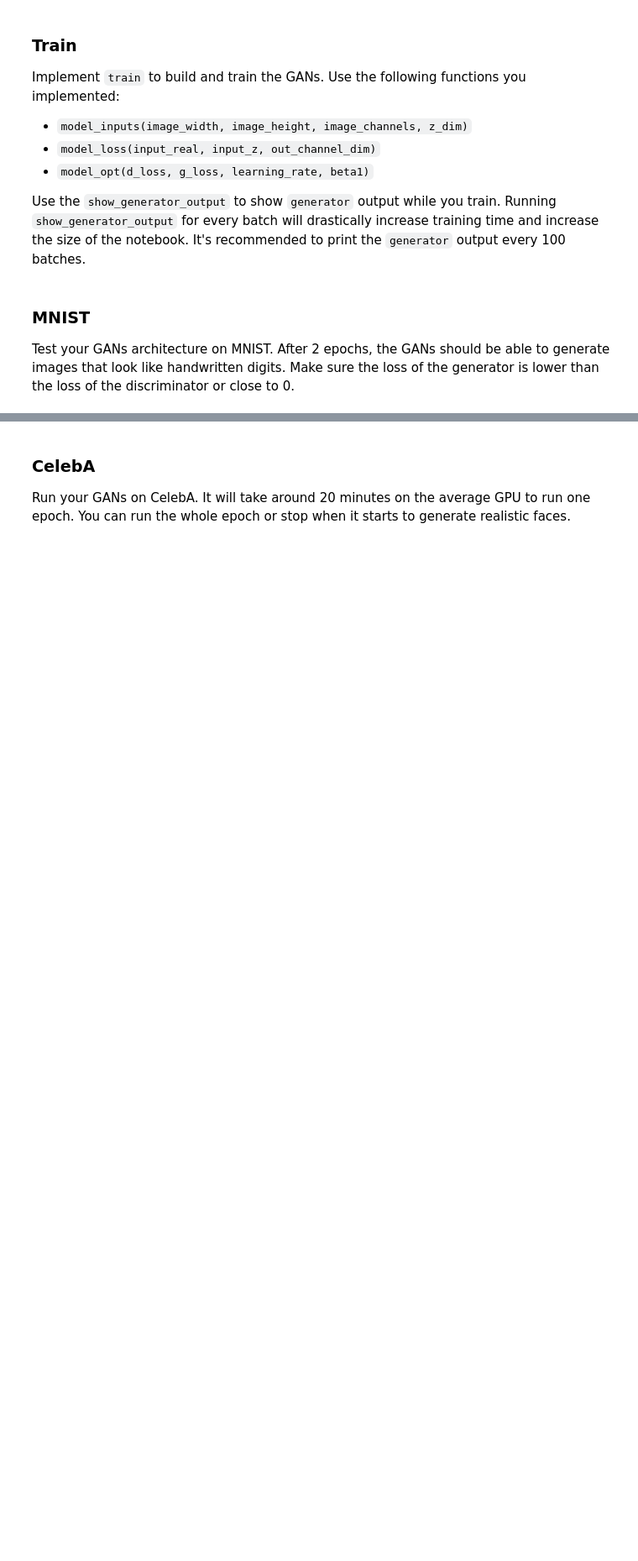
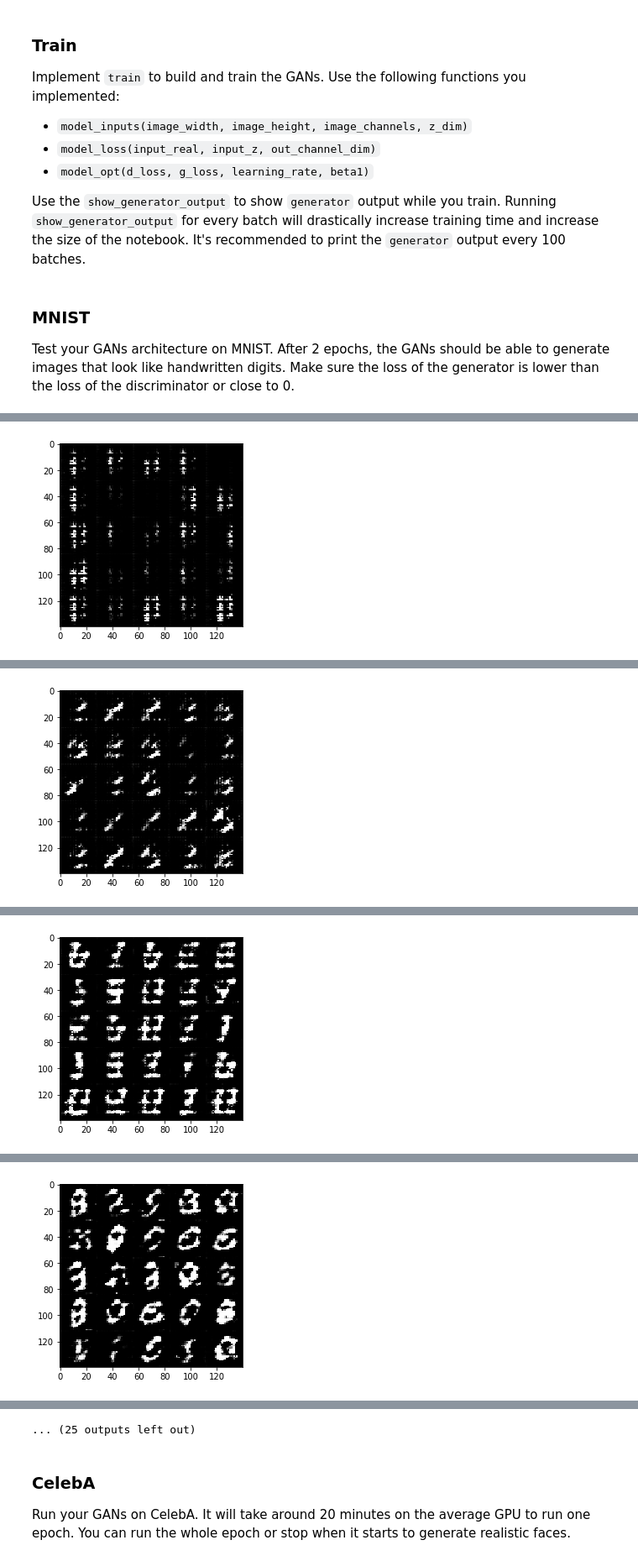
Before and after one commit to lelemi1031/dlnd-Face-recognition-, a Jupyter notebook: dlnd_face_generation.ipynb, the cells around one changed output, grey strips where cells are left out. Shown at 84% size. Saved outputs shown, nothing was run; the diff lists cells and outputs as text; code cells hidden in the pictures; blank space fills up the shorter version.

```diff
--- a/dlnd_face_generation.ipynb
+++ b/dlnd_face_generation.ipynb
@@ -141,18 +144,21 @@ def discriminator(images, reuse=False):
     """
     # TODO: Implement Function
     with tf.variable_scope('discriminator', reuse=reuse):
-        alpha = 0.1
+        alpha = 0.2
 
         h1 = tf.layers.conv2d(images, 64, 5, 2, 'same')
         h1 = tf.maximum(alpha * h1, h1)
+        h1 = tf.nn.dropout(h1, 0.9)
 
         h2 = tf.layers.conv2d(h1, 128, 5, 2, 'same')
         h2 = tf.layers.batch_normalization(h2, training=True)
         h2 = tf.maximum(alpha * h2, h2)
+        h2 = tf.nn.dropout(h2, 0.8)
 
         h3 = tf.layers.conv2d(h2, 256, 5, 2, 'same')
         h3 = tf.layers.batch_normalization(h3, training=True)
         h3 = tf.maximum(alpha * h3, h3)
+        h3 = tf.nn.dropout(h3, 0.8)
 
         flat = tf.reshape(h3, (-1, 4*4*256))
         logits = tf.layers.dense(flat, 1)
@@ -182,7 +188,7 @@ def generator(z, out_channel_dim, is_train=True):
     # TODO: Implement Function
 
     with tf.variable_scope('generator', reuse=not is_train):
-        alpha = 0.1
+        alpha = 0.2
 
         h1 = tf.layers.dense(z, 2*2*512)
         h1 = tf.reshape(h1, (-1, 2, 2, 512))
@@ -228,17 +234,16 @@ def model_loss(input_real, input_z, out_channel_dim):
 
     g_model = generator(input_z, out_channel_dim)
     d_model_real, d_logits_real = discriminator(input_real)
-    d_model_generate, d_logits_generate = discriminator(g_model, reuse=True)
+    d_model_fake, d_logits_fake = discriminator(g_model, reuse=True)
 
     d_loss_real = tf.reduce_mean(
-        tf.nn.sigmoid_cross_entropy_with_logits(logits=d_logits_real, labels=tf.ones_like(d_model_real)))
-    d_loss_generate = tf.reduce_mean(tf.nn.sigmoid_cross_entropy_with_logits(
-        logits=d_logits_generate, labels=tf.zeros_like(d_model_generate)))
+        tf.nn.sigmoid_cross_entropy_with_logits(logits=d_logits_real, labels=tf.ones_like(d_logits_real) * 0.9))
+    d_loss_fake = tf.reduce_mean(
+        tf.nn.sigmoid_cross_entropy_with_logits(logits=d_logits_fake, labels=tf.zeros_like(d_logits_fake)))
+    g_loss = tf.reduce_mean(
+        tf.nn.sigmoid_cross_entropy_with_logits(logits=d_logits_fake, labels=tf.ones_like(d_logits_fake)))
 
-    g_loss = tf.reduce_mean(tf.nn.sigmoid_cross_entropy_with_logits(
-        logits=d_logits_generate, labels=tf.ones_like(d_model_generate)))
-
-    d_loss = d_loss_real + d_loss_generate
+    d_loss = d_loss_real + d_loss_fake
 
     return d_loss, g_loss
 
@@ -360,7 +361,7 @@ def train(epoch_count, batch_size, z_dim, learning_rate, beta1, get_batches, dat
             for batch_images in get_batches(batch_size):
                 # TODO: Train Model
                 steps += 1
-                batch_images *= 2.0-1
+                batch_images *= 2.0
                 z_sample = np.random.uniform(-1, 1, (batch_size, z_dim))
 
                 _ = sess.run(d_opt, feed_dict={
@@ -383,10 +384,10 @@ def train(epoch_count, batch_size, z_dim, learning_rate, beta1, get_batches, dat
 ### MNIST
 Test your GANs architecture on MNIST.  After 2 epochs, the GANs should be able to generate images that look like handwritten digits.  Make sure the loss of the generator is lower than the loss of the discriminator or close to 0.
 # %%
-batch_size = 100
+batch_size = 64
 z_dim = 100
-learning_rate = 0.001
-beta1 = 0.2
+learning_rate = 0.002
+beta1 = 0.5
 
 
 """
@@ -398,3 +399,4 @@ mnist_dataset = helper.Dataset('mnist', glob(os.path.join(data_dir, 'mnist/*.jpg
 with tf.Graph().as_default():
     train(epochs, batch_size, z_dim, learning_rate, beta1, mnist_dataset.get_batches,
           mnist_dataset.shape, mnist_dataset.image_mode)
+# %% [output]
@@ -400,0 +413 @@ with tf.Graph().as_default():
+[figure, added]
@@ -400,0 +424 @@ with tf.Graph().as_default():
+[figure, added]
@@ -400,0 +435 @@ with tf.Graph().as_default():
+[figure, added]
@@ -400,0 +446 @@ with tf.Graph().as_default():
+[figure, added]
@@ -401,3 +469,4 @@ with tf.Graph().as_default():
+... (25 outputs left out)
 # %% [markdown]
 ### CelebA
 Run your GANs on CelebA.  It will take around 20 minutes on the average GPU to run one epoch.  You can run the whole epoch or stop when it starts to generate realistic faces.
```
Also changed, not shown: parts of 6 cells of this notebook.
